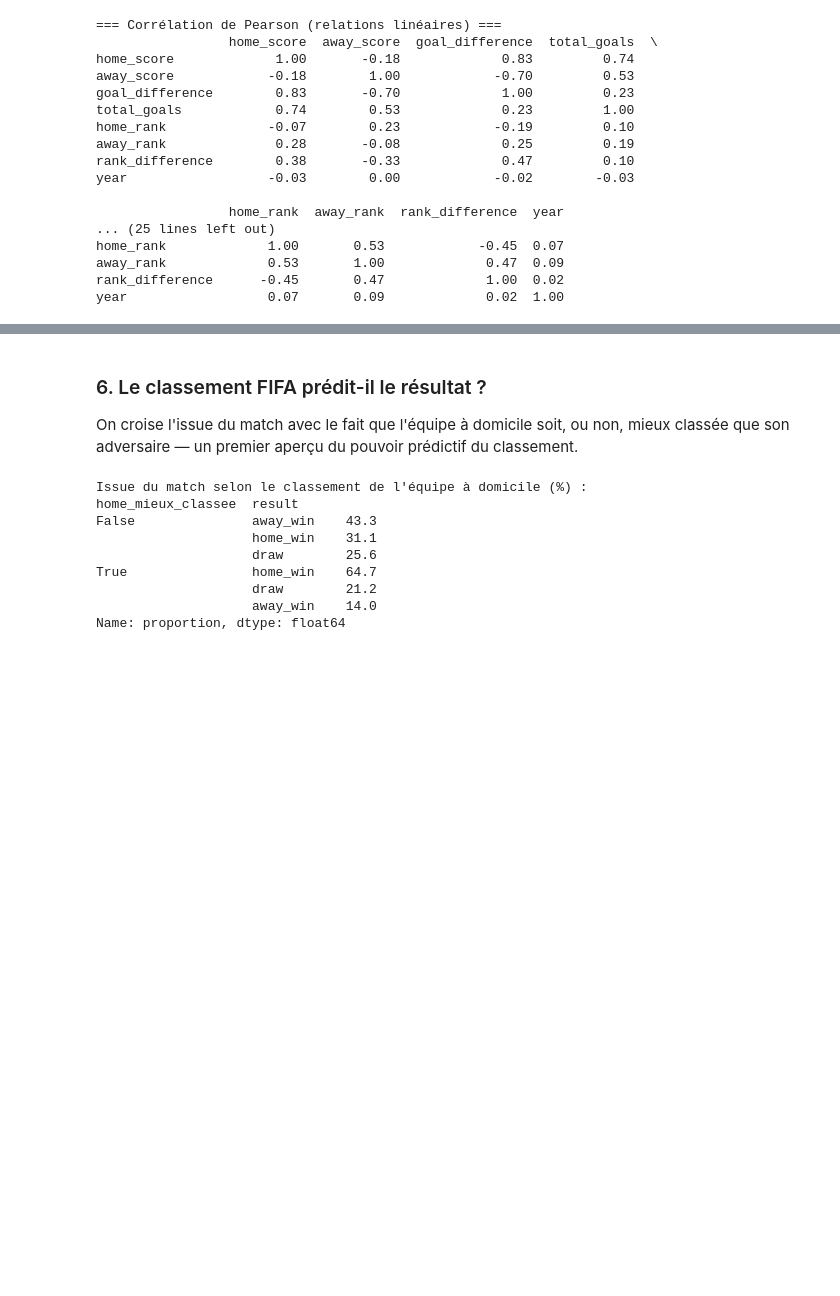
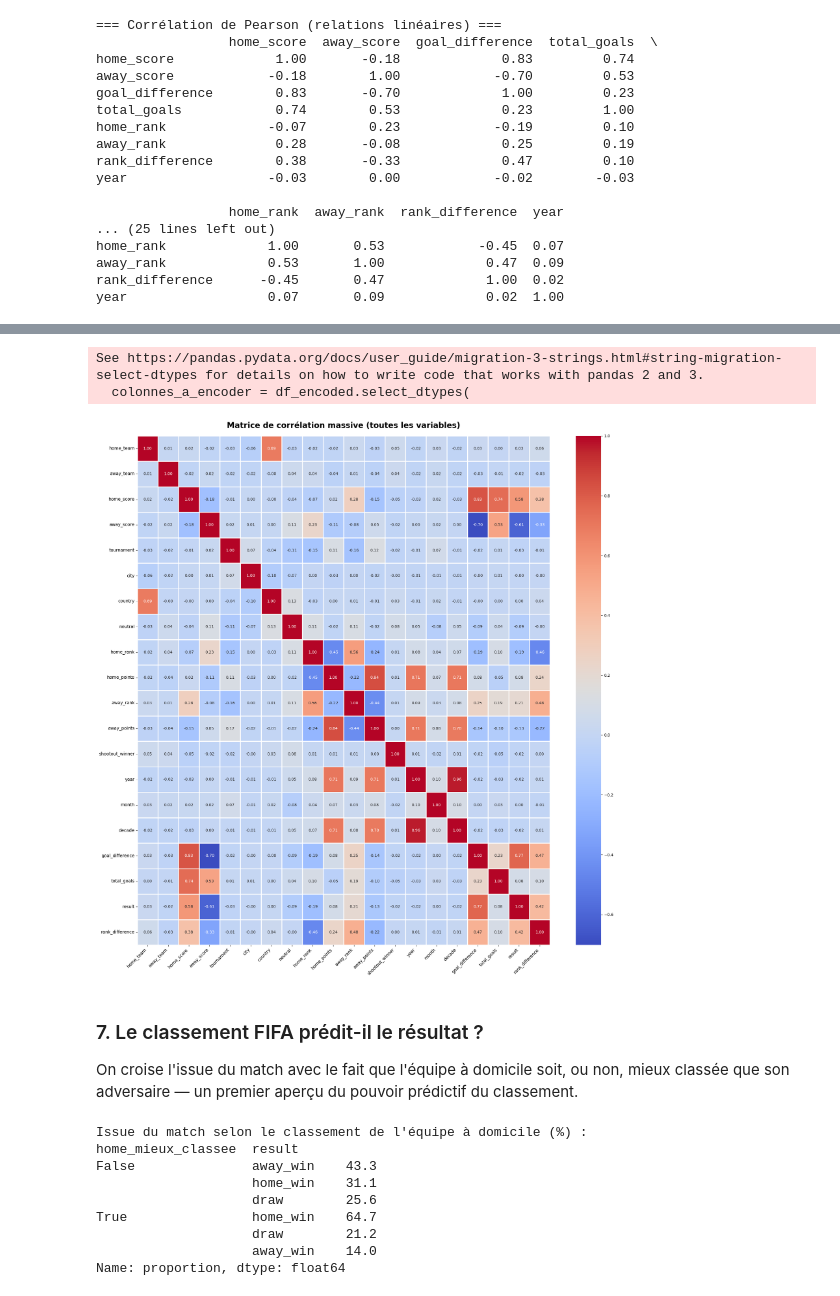
Before and after one commit to Joud04/aptispace-datascience-projet, a Jupyter notebook: notebooks/04_eda.ipynb, the cells around one changed output, grey strips where cells are left out. Cells and saved outputs as stored; diff of their text form; code cells hidden in the pictures; blank space fills up the shorter version.

```diff
--- a/notebooks/04_eda.ipynb
+++ b/notebooks/04_eda.ipynb
@@ -148,5 +156,31 @@ year                  0.07       0.09             0.02  1.00
+# %%
+# Encoder toutes les colonnes non-numériques (texte, booléen, catégorie) en codes entiers.
+df_encoded = df_feat.copy()
+colonnes_a_encoder = df_encoded.select_dtypes(
+    include=['object', 'bool', 'category']).columns
+for col in colonnes_a_encoder:
+    df_encoded[col] = df_encoded[col].astype('category').cat.codes
+
+# Ne conserver que les colonnes numériques (exclut `date`, qui ferait planter le calcul).
+df_numerique = df_encoded.select_dtypes(include=[np.number])
+corr_massive = df_numerique.corr()
+
+# Heatmap géante : annotations à 2 décimales, palette divergente coolwarm.
+fig, ax = plt.subplots(figsize=(20, 20))
+sns.heatmap(corr_massive, annot=True, cmap='coolwarm', fmt='.2f',
+            linewidths=1, ax=ax)
+ax.set_title('Matrice de corrélation massive (toutes les variables)',
+             fontsize=20, fontweight='bold', pad=20)
+plt.xticks(rotation=45, ha='right', fontsize=11)
+plt.yticks(fontsize=11)
+plt.tight_layout()
+plt.show()
+# %% [output]
+See https://pandas.pydata.org/docs/user_guide/migration-3-strings.html#string-migration-select-dtypes for details on how to write code that works with pandas 2 and 3.
+  colonnes_a_encoder = df_encoded.select_dtypes(
+[figure, added]
 # %% [markdown]
-### 6. Le classement FIFA prédit-il le résultat ?
+### 7. Le classement FIFA prédit-il le résultat ?
 
 On croise l'issue du match avec le fait que l'équipe à domicile soit, ou non, mieux classée que son adversaire — un premier aperçu du pouvoir prédictif du classement.
 # %%
```
Also changed, not shown: parts of 3 cells of this notebook, 3 other files.
